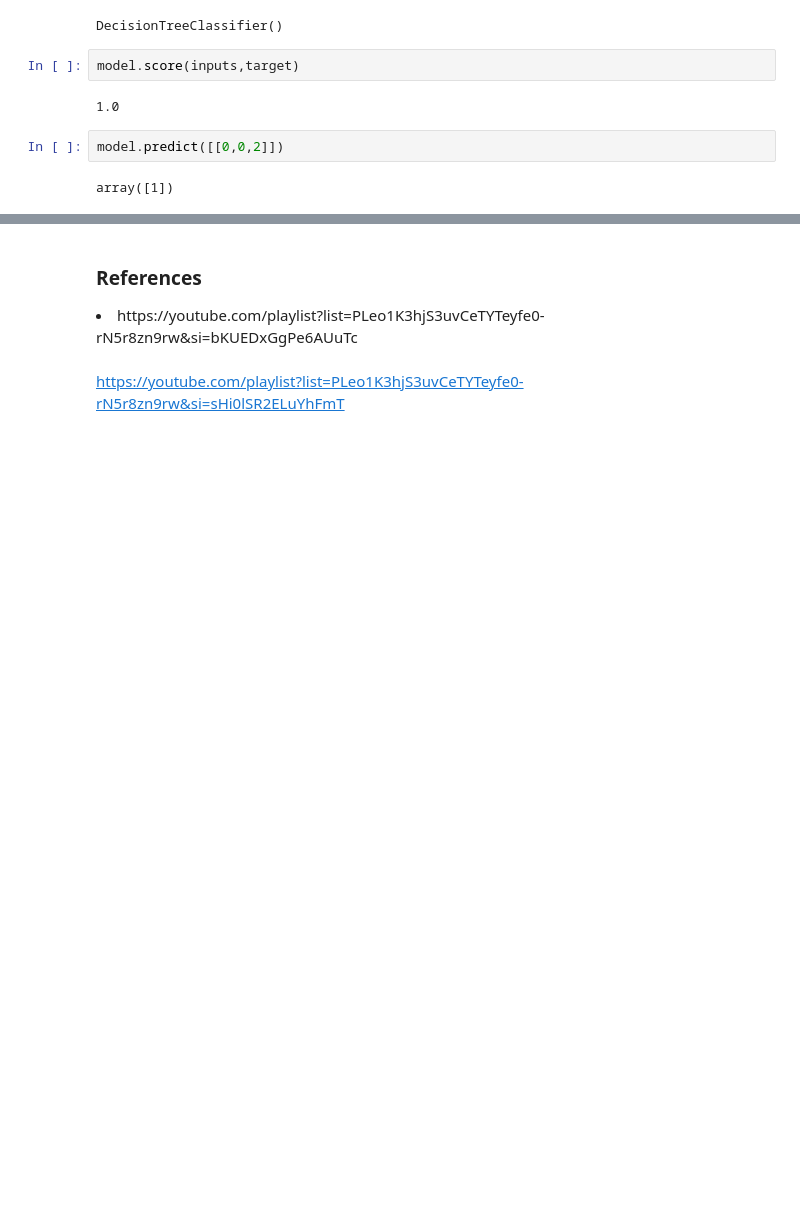
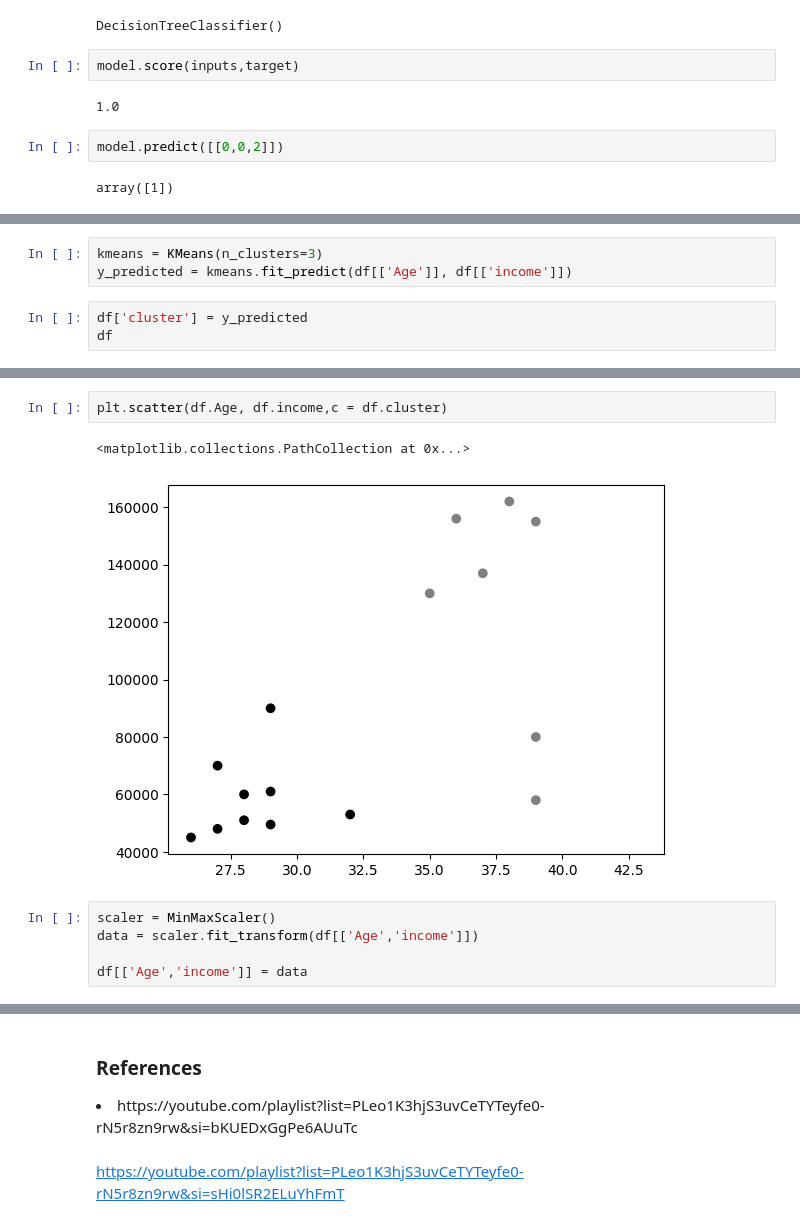
Before and after one commit to prajeeshr/MachineLearning, a Jupyter notebook: Machine Learning Basics/ML 101.ipynb, the cells around one changed output, grey strips where cells are left out. Saved outputs shown, nothing was run; the diff lists cells and outputs as text; blank space fills up the shorter version.

```diff
--- a/Machine Learning Basics/ML 101.ipynb
+++ b/Machine Learning Basics/ML 101.ipynb
@@ -367,0 +495,6 @@ array([1])
+# %%
+kmeans = KMeans(n_clusters=3)
+y_predicted = kmeans.fit_predict(df[['Age']], df[['income']])
+# %%
+df['cluster'] = y_predicted
+df
@@ -367,0 +519,10 @@ array([1])
+# %%
+plt.scatter(df.Age, df.income,c = df.cluster)
+# %% [output]
+<matplotlib.collections.PathCollection at 0x...>
+[figure, added]
+# %%
+scaler = MinMaxScaler()
+data = scaler.fit_transform(df[['Age','income']])
+
+df[['Age','income']] = data
```
Also changed, not shown: parts of 27 cells of this notebook.
